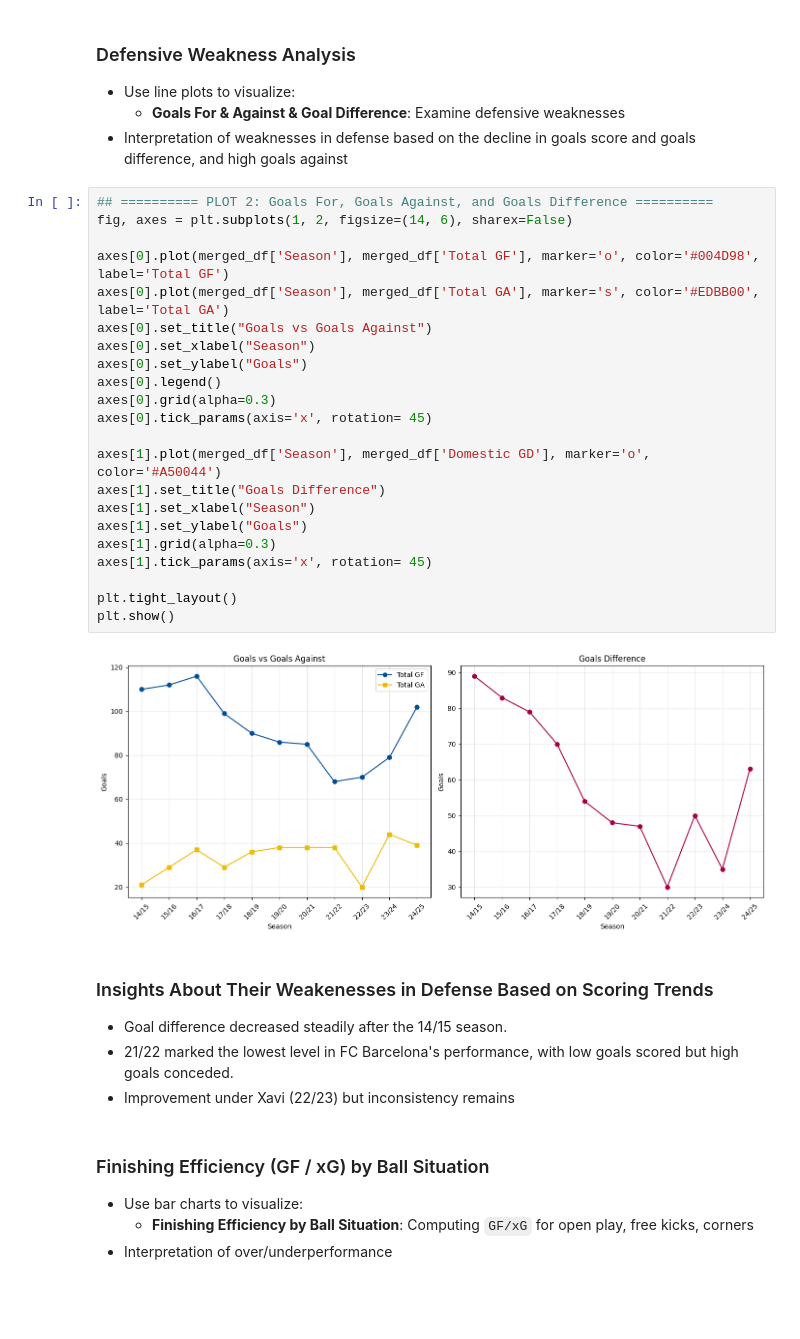
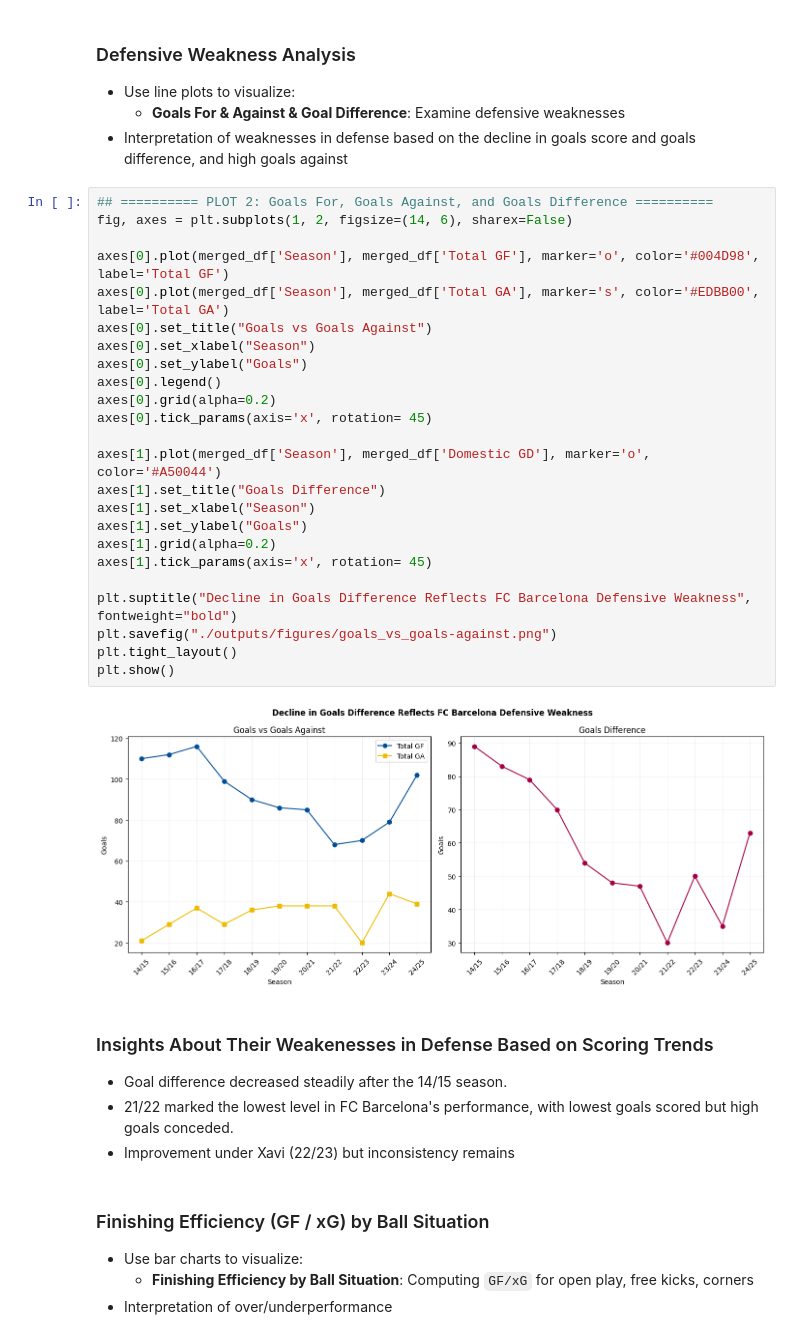
Before and after one commit to linhtran1003/fc-barcelona-performance-analysis, a Jupyter notebook: FCB_performance_analysis.ipynb, the cells around one changed output. Cells and saved outputs as stored; diff of their text form; blank space fills up the shorter version.

```diff
--- a/FCB_performance_analysis.ipynb
+++ b/FCB_performance_analysis.ipynb
@@ -175,31 +175,33 @@ plt.show()
 # %%
 ## ========== PLOT 2: Goals For, Goals Against, and Goals Difference ==========
 fig, axes = plt.subplots(1, 2, figsize=(14, 6), sharex=False)
 
 axes[0].plot(merged_df['Season'], merged_df['Total GF'], marker='o', color='#004D98', label='Total GF')
 axes[0].plot(merged_df['Season'], merged_df['Total GA'], marker='s', color='#EDBB00', label='Total GA')
 axes[0].set_title("Goals vs Goals Against")
 axes[0].set_xlabel("Season")
 axes[0].set_ylabel("Goals")
 axes[0].legend()
-axes[0].grid(alpha=0.3)
+axes[0].grid(alpha=0.2)
 axes[0].tick_params(axis='x', rotation= 45)
 
 axes[1].plot(merged_df['Season'], merged_df['Domestic GD'], marker='o', color='#A50044')
 axes[1].set_title("Goals Difference")
 axes[1].set_xlabel("Season")
 axes[1].set_ylabel("Goals")
-axes[1].grid(alpha=0.3)
+axes[1].grid(alpha=0.2)
 axes[1].tick_params(axis='x', rotation= 45)
 
+plt.suptitle("Decline in Goals Difference Reflects FC Barcelona Defensive Weakness", fontweight="bold")
+plt.savefig("./outputs/figures/goals_vs_goals-against.png")
 plt.tight_layout()
 plt.show()
 # %% [output]
-[figure, old version]
+[figure, new version]
 # %% [markdown]
 ### Insights About Their Weakenesses in Defense Based on Scoring Trends
 - Goal difference decreased steadily after the 14/15 season.
-- 21/22 marked the lowest level in FC Barcelona's performance, with low goals scored but high goals conceded.
+- 21/22 marked the lowest level in FC Barcelona's performance, with lowest goals scored but high goals conceded.
 - Improvement under Xavi (22/23) but inconsistency remains
 # %% [markdown]
 ### Finishing Efficiency (GF / xG) by Ball Situation
```
Also changed, not shown: parts of 10 cells of this notebook.
